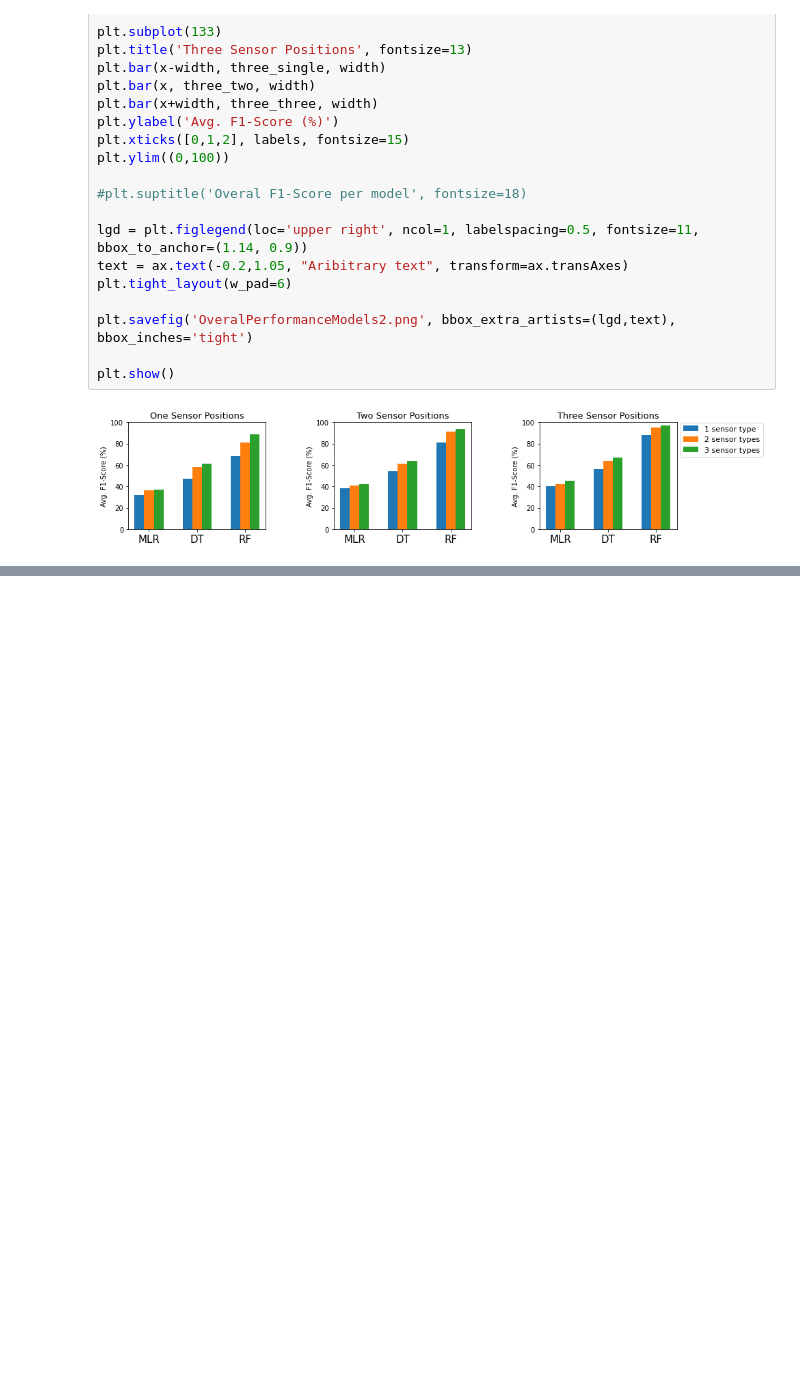
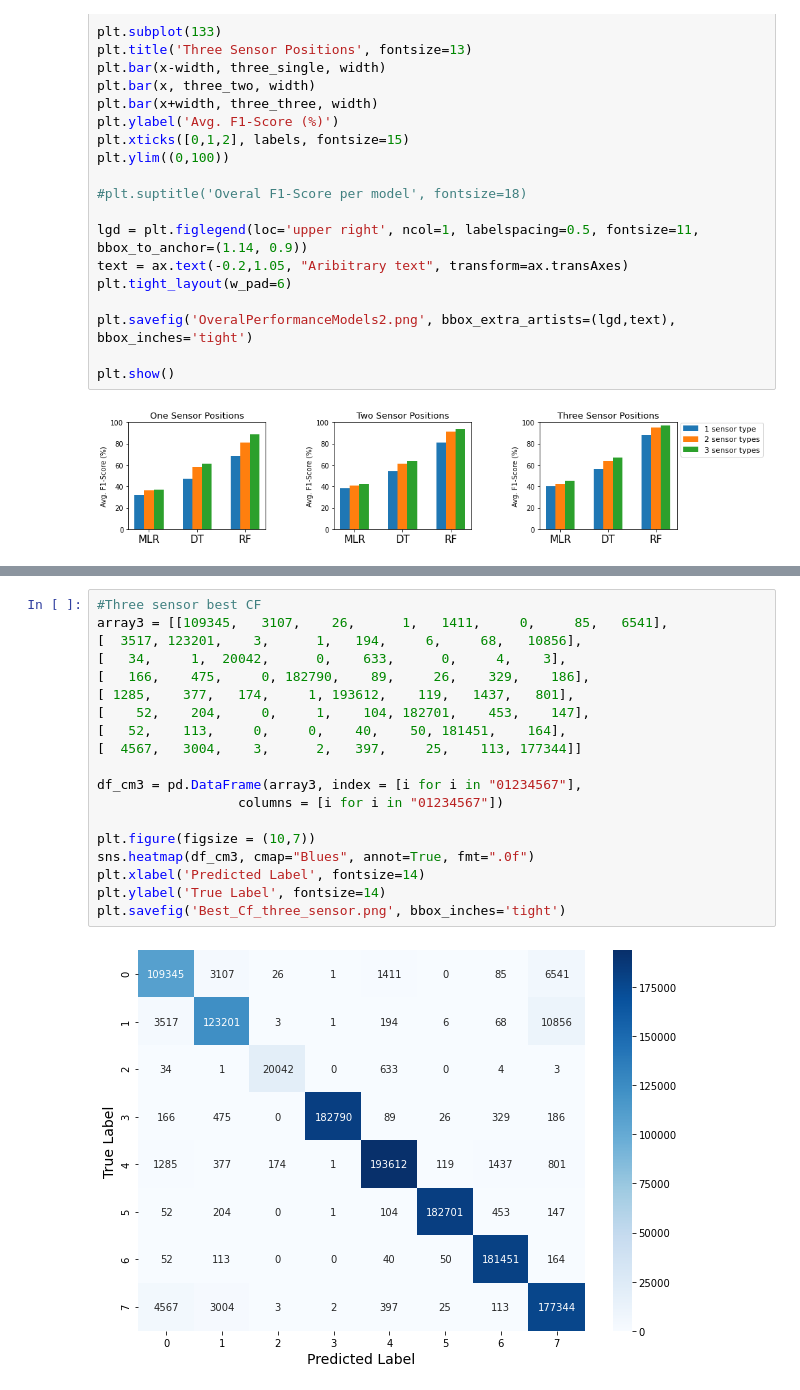
Before and after one commit to camielmaseland/HumanActivityRecognition_Thesis, a Jupyter notebook: Visualization _ Final.ipynb, the cells around one changed output, grey strips where cells are left out. Saved outputs shown, nothing was run; the diff lists cells and outputs as text; blank space fills up the shorter version.

```diff
--- a/Visualization _ Final.ipynb
+++ b/Visualization _ Final.ipynb
@@ -323,0 +375,21 @@ plt.show()
+# %%
+#Three sensor best CF
+array3 = [[109345,   3107,    26,      1,   1411,     0,     85,   6541],
+[  3517, 123201,    3,      1,   194,     6,     68,   10856],
+[   34,     1,  20042,      0,    633,      0,     4,    3],
+[   166,    475,     0, 182790,    89,     26,    329,    186],
+[ 1285,    377,   174,     1, 193612,    119,   1437,   801],
+[    52,    204,     0,     1,    104, 182701,    453,    147],
+[   52,    113,     0,     0,    40,    50, 181451,    164],
+[  4567,   3004,    3,      2,   397,     25,    113, 177344]]
+
+df_cm3 = pd.DataFrame(array3, index = [i for i in "01234567"],
+                  columns = [i for i in "01234567"])
+
+plt.figure(figsize = (10,7))
+sns.heatmap(df_cm3, cmap="Blues", annot=True, fmt=".0f")
+plt.xlabel('Predicted Label', fontsize=14)
+plt.ylabel('True Label', fontsize=14)
+plt.savefig('Best_Cf_three_sensor.png', bbox_inches='tight')
+# %% [output]
+[figure, added]
```
Also changed, not shown: parts of 5 cells of this notebook.
